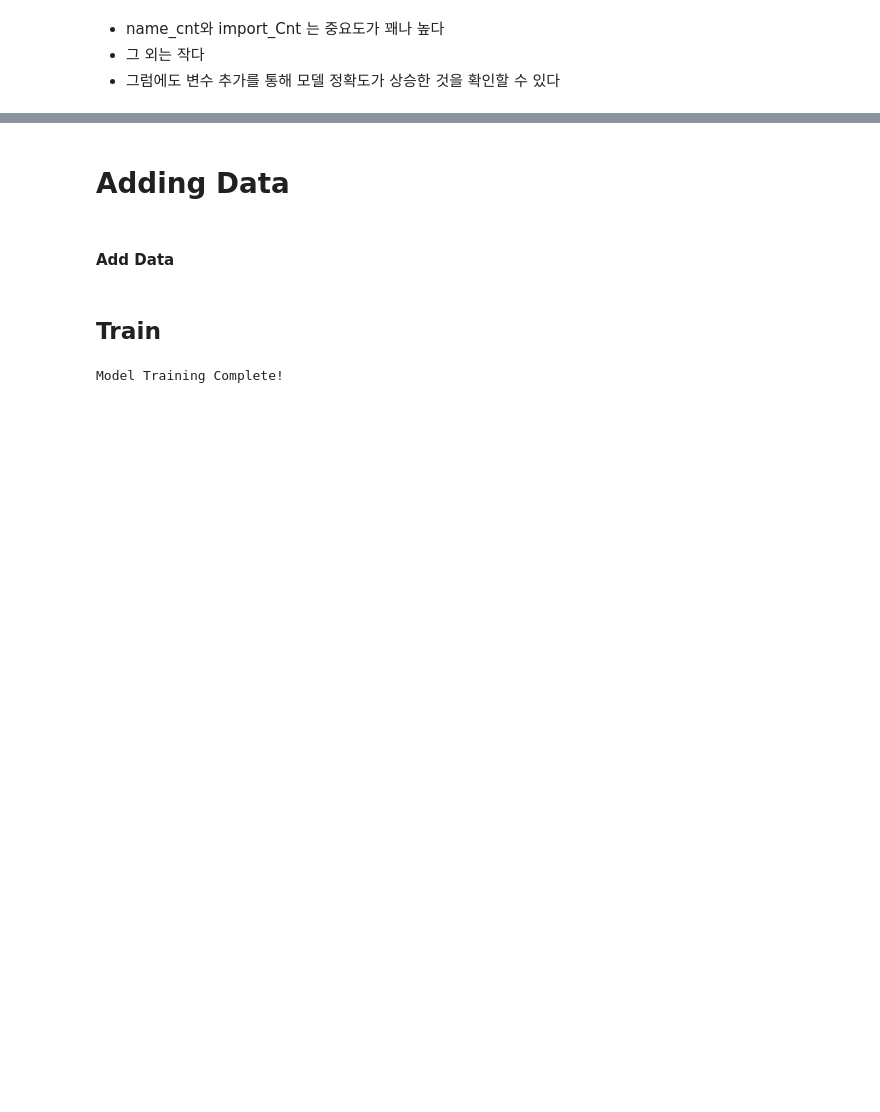
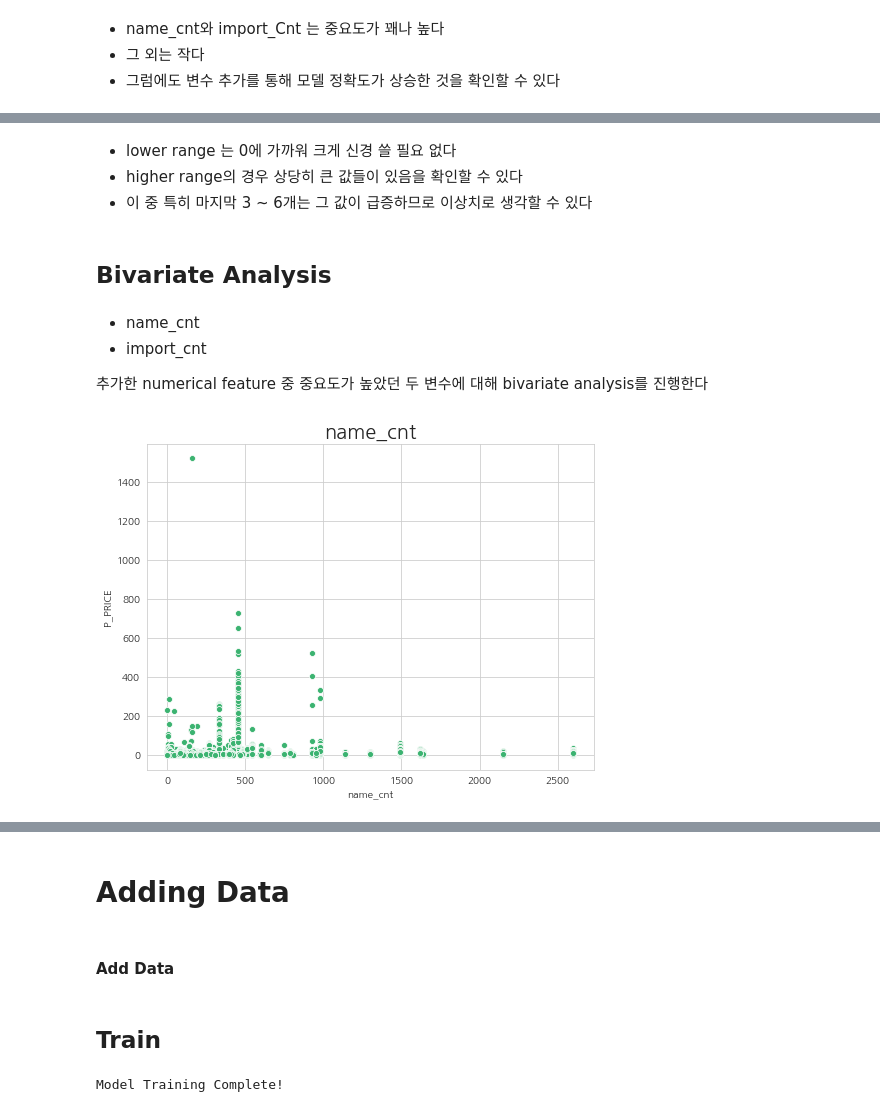
Before and after one commit to Yeony54/Project_Seafood_Import_Price_Prediction, a Jupyter notebook: 3-2. 전처리 가설 검증.ipynb, the cells around one changed output, grey strips where cells are left out. Cells and saved outputs as stored; diff of their text form; code cells hidden in the pictures; blank space fills up the shorter version.

```diff
--- a/3-2. 전처리 가설 검증.ipynb
+++ b/3-2. 전처리 가설 검증.ipynb
@@ -404,0 +359,2 @@ is_processed : 3.1523757826334986e-08 > 622 순위
+# %%
+df2_transformed = df1_add_columns.copy()
@@ -404,0 +377,18 @@ is_processed : 3.1523757826334986e-08 > 622 순위
+# %% [markdown]
+- lower range 는 0에 가까워 크게 신경 쓸 필요 없다
+- higher range의 경우 상당히 큰 값들이 있음을 확인할 수 있다
+- 이 중 특히 마지막 3 ~ 6개는 그 값이 급증하므로 이상치로 생각할 수 있다
+# %% [markdown]
+## Bivariate Analysis
+# %% [markdown]
+- name_cnt
+- import_cnt
+
+추가한 numerical feature 중 중요도가 높았던 두 변수에 대해 bivariate analysis를 진행한다
+# %%
+plt.figure(figsize=(8,6))
+sns.scatterplot(x='name_cnt', y='P_PRICE', data=df2_transformed, color='mediumseagreen')
+plt.title("name_cnt",fontsize=title_size)
+plt.show()
+# %% [output]
+[figure, added]
```
Also changed, not shown: parts of 53 cells of this notebook.
